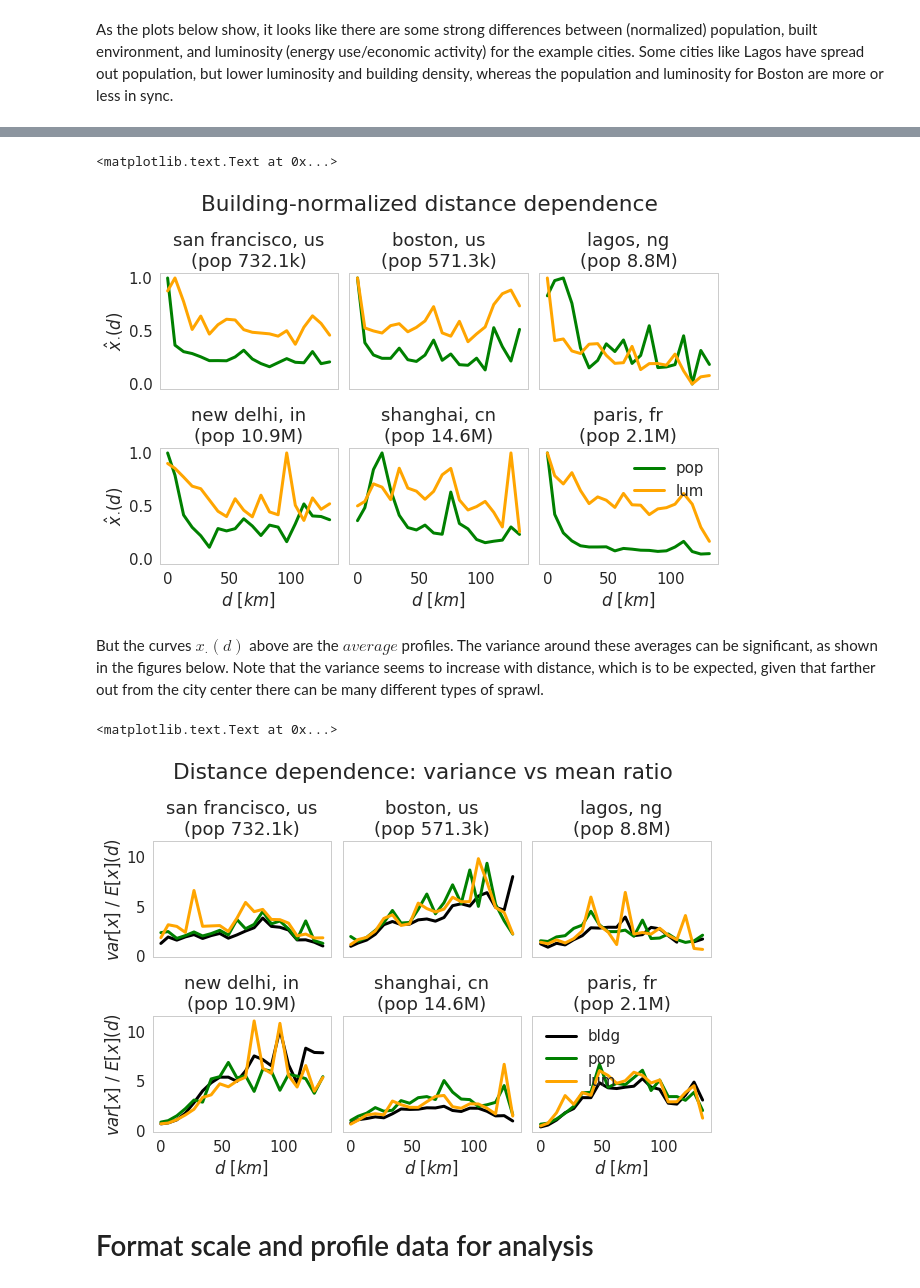
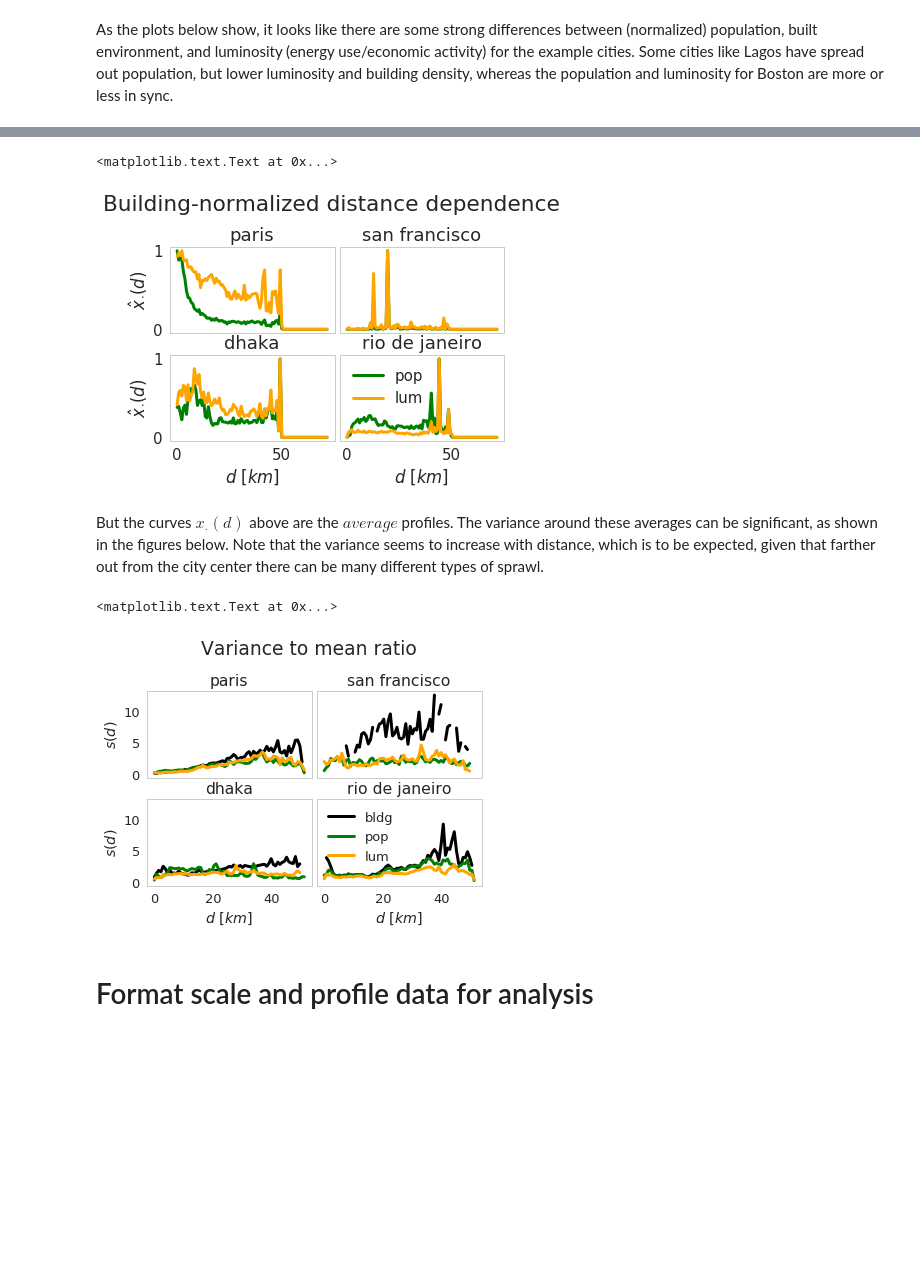
Before and after one commit to adrianalbert/urbanization-patterns, a Jupyter notebook: experiments/City clustering analysis.ipynb, the cells around one changed output, grey strips where cells are left out. Saved outputs shown, nothing was run; the diff lists cells and outputs as text; code cells hidden in the pictures; blank space fills up the shorter version.

```diff
--- a/experiments/City clustering analysis.ipynb
+++ b/experiments/City clustering analysis.ipynb
@@ -214,21 +225,21 @@ plt.suptitle("Distance dependence: buildings, population, luminosity")
 # %%
 sns.set_context("notebook", font_scale=1.5)
-fig, ax = plt.subplots(2,3, figsize=(10,6), gridspec_kw={"wspace":0.065, "hspace":0.5},
+fig, ax = plt.subplots(2,2, figsize=(6,4), gridspec_kw={"wspace":0.03, "hspace":0.25},
                       sharex=True, sharey=True)
 
-for j,(k,v),a in zip(range(len(smpl)),smpl.iteritems(), ax.flatten()):
+for j,(k,v),a in zip(range(len(cities_smpl)),cities_smpl.iteritems(), ax.flatten()):
     for s in ['bldg', 'pop', 'lum']:
         mu = v['profiles'][s][0]
         scale = v['sum area'][s]
-        a.plot(xtick_labels, np.log10(mu / scale), lw=3, label=s, color=colormap[s])
+        a.plot(distance_km, np.log10(mu / scale), lw=3, label=s, color=colormap[s])
     a.set_title(v['city'].replace(' (','\n('))
-    if j % 3 == 0:
+    if j % 2 == 0:
         a.set_ylabel("log $\hat x_{\cdot}(d)$")
-    if j in [3,4,5]:
+    if j in [2,3]:
         a.set_xlabel("$d \ [km]$")
 
 a.legend(loc="best")
 fig.subplots_adjust(top=0.8)
-plt.suptitle("Distance dependence: buildings, population, luminosity")
+plt.suptitle("Spatial profiles (norm., log)")
 # %% [output]
 <matplotlib.text.Text at 0x...>
@@ -236,20 +247,20 @@ plt.suptitle("Distance dependence: buildings, population, luminosity")
 # %%
 sns.set_context("notebook", font_scale=1.5)
-fig, ax = plt.subplots(2,3, figsize=(10,6),
-                       gridspec_kw={"wspace":0.065, "hspace":0.5},
+fig, ax = plt.subplots(2,2, figsize=(6,4),
+                       gridspec_kw={"wspace":0.03, "hspace":0.25},
                        sharex=True, sharey=True)
 
-for j,(k,v),a in zip(range(len(smpl)),smpl.iteritems(), ax.flatten()):
+for j,(k,v),a in zip(range(len(cities_smpl)),cities_smpl.iteritems(), ax.flatten()):
     for s in ['pop', 'lum']:
         mu = v['profiles'][s][0]
         bl = v['profiles']['bldg'][0]
         mu = mu / bl
         mu[np.isnan(mu) | np.isinf(mu)]=0
-        a.plot(xtick_labels, mu / mu.max(), lw=3, label=s, color=colormap[s])
+        a.plot(distance_km, mu / mu.max(), lw=3, label=s, color=colormap[s])
     a.set_title(v['city'].replace(' (','\n('))
-    if j % 3 == 0:
+    if j % 2 == 0:
         a.set_ylabel("$\hat x_{\cdot}(d)$")
-    if j in [3,4,5]:
+    if j in [2,3]:
         a.set_xlabel("$d \ [km]$")
 
 a.legend(loc="best")
@@ -257,36 +268,36 @@ fig.subplots_adjust(top=0.8)
 plt.suptitle("Building-normalized distance dependence")
 # %% [output]
 <matplotlib.text.Text at 0x...>
-[figure, old version]
+[figure, new version]
 # %% [markdown]
 But the curves $x_\cdot(d)$ above are the $\textit{average}$ profiles. The variance around these averages can be significant, as shown in the figures below. Note that the variance seems to increase with distance, which is to be expected, given that farther out from the city center there can be many different types of sprawl.
 # %%
-sns.set_context("notebook", font_scale=1.5)
-fig, ax = plt.subplots(2,3, figsize=(10,6), gridspec_kw={"wspace":0.065, "hspace":0.5},
+sns.set_context("notebook", font_scale=1.3)
+fig, ax = plt.subplots(2,2, figsize=(6,4), gridspec_kw={"wspace":0.03, "hspace":0.25},
                       sharex=True, sharey=True)
 
-for j,(k,v),a in zip(range(len(smpl)),smpl.iteritems(), ax.flatten()):
+for j,(k,v),a in zip(range(len(cities_smpl)),cities_smpl.iteritems(), ax.flatten()):
     for s in ['bldg', 'pop', 'lum']:
         mu = v['profiles'][s][0]
         sd = v['profiles'][s][1]
         snr = sd / mu
-        a.plot(xtick_labels, snr, lw=3, label=s, color=colormap[s])
+        a.plot(distance_km, snr, lw=3, label=s, color=colormap[s])
 #         a.fill_between(xtick_labels,
 #                    np.minimum(mu-1.96*sd,0),
 #                    np.maximum(mu+1.96*sd,1),
 #                    color=colormap[s], alpha=0.3)
     a.set_title(v['city'].replace(' (','\n('))
-    if j % 3 == 0:
-        a.set_ylabel("$var[x] \ /\ E[x] (d)$")
-    if j in [3,4,5]:
+    if j % 2 == 0:
+        a.set_ylabel("$s(d)$")
+    if j in [2,3]:
         a.set_xlabel("$d \ [km]$")
 
 a.legend(loc="best")
 fig.subplots_adjust(top=0.8)
-plt.suptitle("Distance dependence: variance vs mean ratio")
+plt.suptitle("Variance to mean ratio")
 # %% [output]
 <matplotlib.text.Text at 0x...>
-[figure, old version]
+[figure, new version]
 # %% [markdown]
 # Format scale and profile data for analysis
 # %% [markdown]
```
Also changed, not shown: parts of 10 cells of this notebook, 1 other file.
